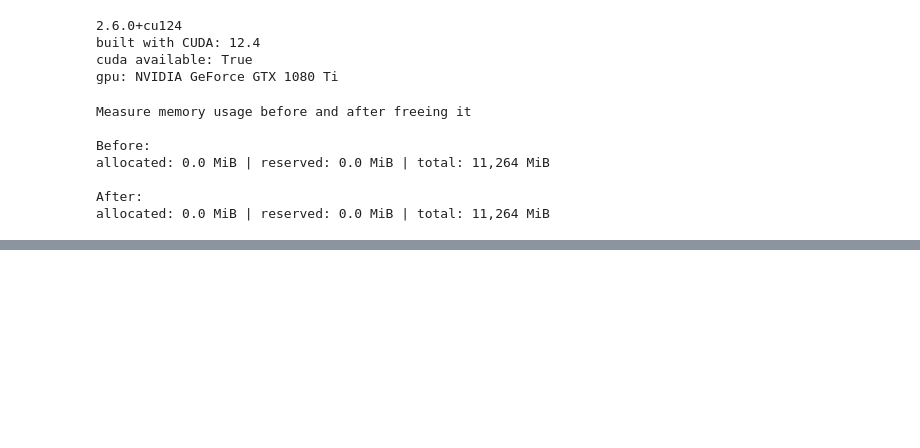
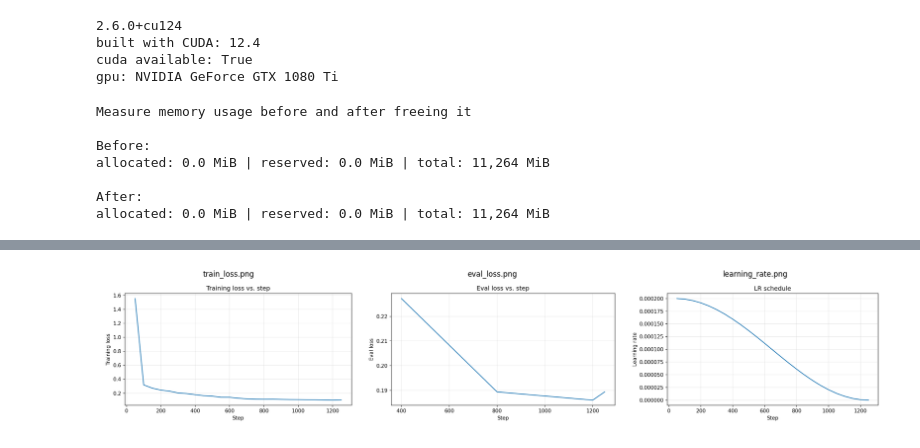
Before and after one commit to FederCO23/Potential_Talents_-_Yc1Y0PqXJsbGtBoy, a Jupyter notebook: Potential_Talents_part5t.ipynb, the cells around one changed output, grey strips where cells are left out. Saved outputs shown, nothing was run; the diff lists cells and outputs as text; code cells hidden in the pictures; blank space fills up the shorter version.

```diff
--- a/Potential_Talents_part5t.ipynb
+++ b/Potential_Talents_part5t.ipynb
@@ -411,0 +210,10 @@ Index(['id', 'title', 'location', 'screening_score', 'title_norm', 'title_len',
+# %%
+# Trainer
+trainer = Trainer(
+    model=model,
+    args=args,
+    train_dataset=dset["train"],
+    eval_dataset=dset["val"],
+    data_collator=collator,
+    processing_class=tok,
+)
@@ -411,0 +224,4 @@ Index(['id', 'title', 'location', 'screening_score', 'title_norm', 'title_len',
+# %%
+print("Train examples:", len(dset["train"]), "| Val examples:", len(dset["val"]))
+train_out = trainer.train()
+print(train_out)
@@ -412,2 +244,10 @@ Index(['id', 'title', 'location', 'screening_score', 'title_norm', 'title_len',
+# %%
+# Collect Trainer logs
+diag_dir = os.path.join(args.output_dir, "diagnostics")
+os.makedirs(diag_dir, exist_ok=True)
+
+log_df = pd.DataFrame(trainer.state.log_history)
+log_csv = os.path.join(diag_dir, "trainer_log_history.csv")
+log_df.to_csv(log_csv, index=False)
 # %%
 import matplotlib.pyplot as plt
@@ -1260,0 +346,21 @@ print("Saved LoRA adapter + tokenizer.")
+# %%
+# Visualize the plots
+diag_dir = os.path.join("runs", "llama_pairwise_lora", "diagnostics")
+files = ["train_loss.png", "eval_loss.png", "learning_rate.png"]
+paths = [os.path.join(diag_dir, f) for f in files if os.path.exists(os.path.join(diag_dir, f))]
+
+if not paths:
+    print("No images found.")
+else:
+    n = len(paths)
+    fig, axes = plt.subplots(1, n, figsize=(6*n, 4))
+    if n == 1:
+        axes = [axes]  # normalize to list
+    for ax, p in zip(axes, paths):
+        ax.imshow(mpimg.imread(p))
+        ax.set_title(os.path.basename(p))
+        ax.axis("off")
+    plt.tight_layout()
+    plt.show()
+# %% [output]
+[figure, added]
```
Also changed, not shown: parts of 103 cells of this notebook.
